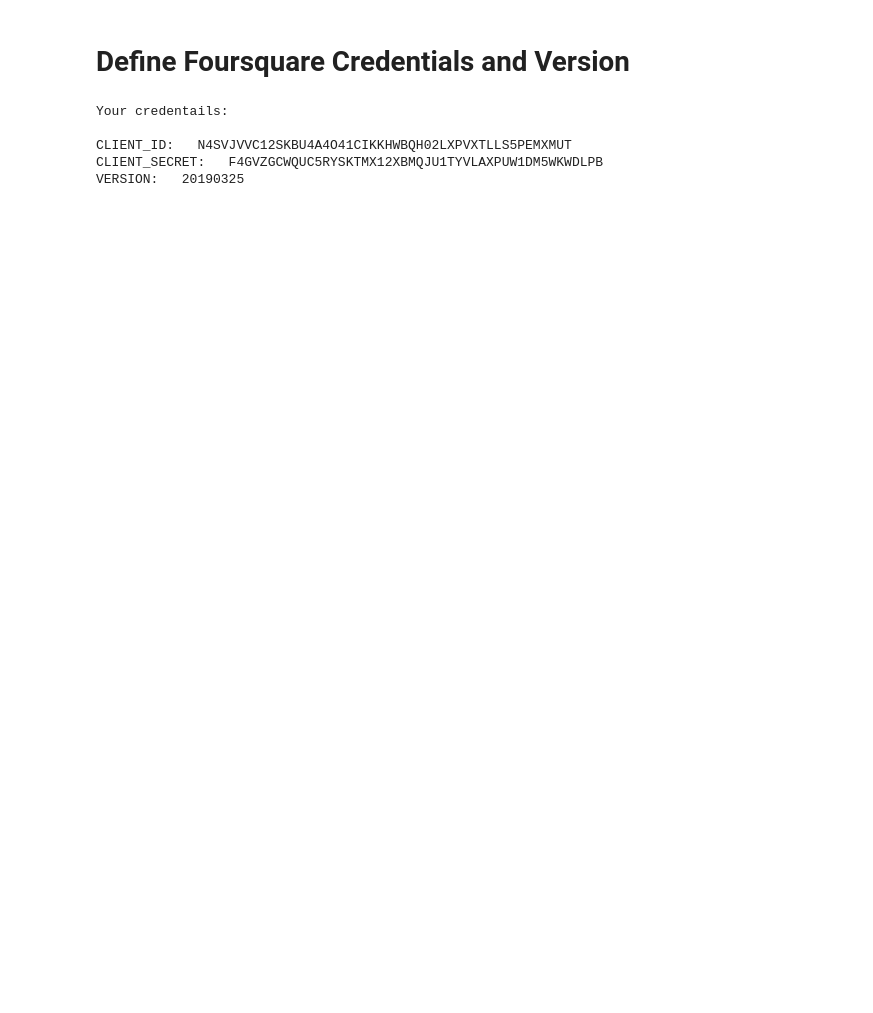
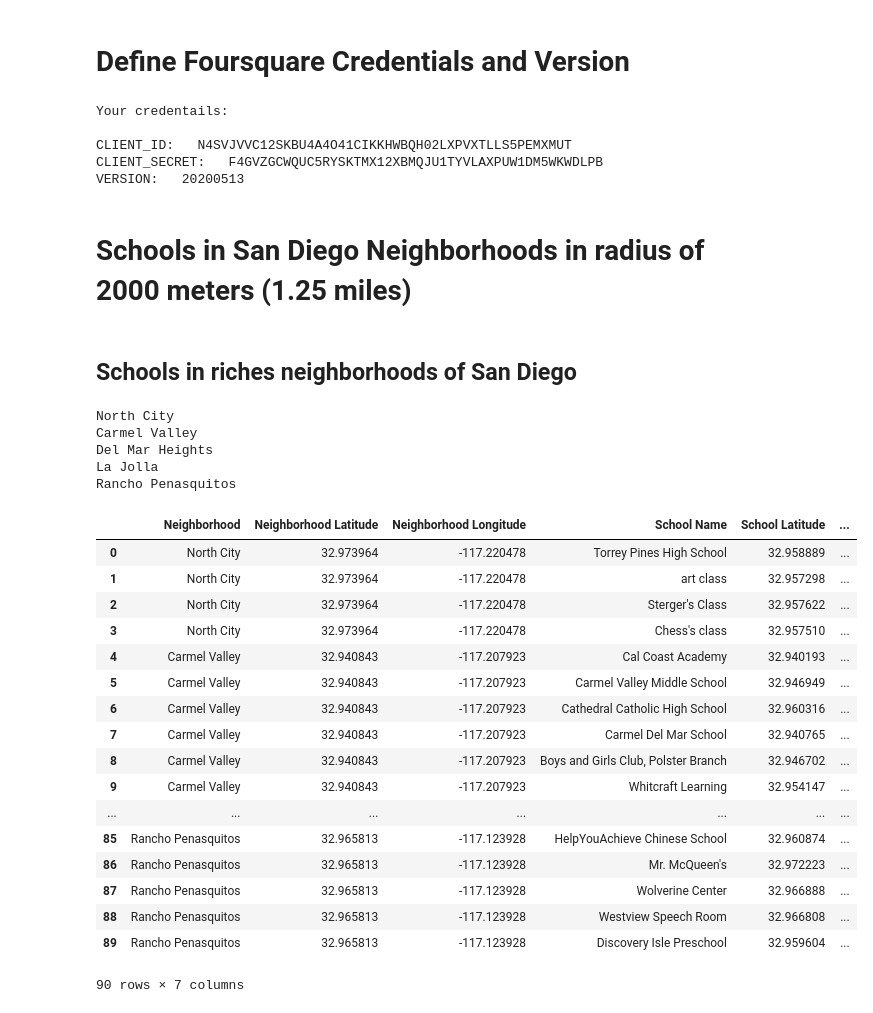
Before and after one commit to Yara1994/Analysis-of-San-Diego-Neighborhoods, a Jupyter notebook: City_info.ipynb, the cells around one changed output. Cells and saved outputs as stored; diff of their text form; code cells hidden in the pictures; blank space fills up the shorter version.

```diff
--- a/City_info.ipynb
+++ b/City_info.ipynb
@@ -340,12 +344,9 @@ map_san_diego
 # %%
 import folium # map rendering library
 
-
-richest_5 = san_diego_neighborhoods.head()
-
 # create map of San Diego using latitude and longitude values
 
-map_san_diego = folium.Map(location=[32.911595, -117.171094], zoom_start=12)
+richest_san_diego = folium.Map(location=[32.911595, -117.171094], zoom_start=12)
 
 # add markers to map
 
@@ -362,7 +363,7 @@ for lat, lng, neighborhood, med_income in zip(richest_5['Latitude'], richest_5['
         fill_opacity = 1,
         parse_html=False).add_to(map_san_diego)
 
-map_san_diego
+richest_san_diego
 # %% [output]
 [interactive output not drawn]
 # %% [markdown]
@@ -457,7 +460,7 @@ map_san_diego
 # %%
 CLIENT_ID = 'N4SVJVVC12SKBU4A4O41CIKKHWBQH02LXPVXTLLS5PEMXMUT' # your Foursquare ID
 CLIENT_SECRET = 'F4GVZGCWQUC5RYSKTMX12XBMQJU1TYVLAXPUW1DM5WKWDLPB' # your Foursquare Secret
-VERSION = '20190325' # Foursquare API version
+VERSION = '20200513' # Foursquare API version 20190325
 
 print('Your credentails:')
 print("")
@@ -469,4 +472,4 @@ Your credentails:
 
 CLIENT_ID:   N4SVJVVC12SKBU4A4O41CIKKHWBQH02LXPVXTLLS5PEMXMUT
 CLIENT_SECRET:   F4GVZGCWQUC5RYSKTMX12XBMQJU1TYVLAXPUW1DM5WKWDLPB
-VERSION:   20190325
+VERSION:   20200513
@@ -472,0 +565,2 @@ VERSION:   20190325
+# %% [markdown]
+# Schools in San Diego Neighborhoods in radius of 2000 meters (1.25 miles)
@@ -472,0 +613,33 @@ VERSION:   20190325
+# %% [markdown]
+## Schools in riches neighborhoods of San Diego
+# %%
+richest_neighborhoods_schools = getNearbySchools(names=richest_5['Neighborhood'],
+                                   latitudes=richest_5['Latitude'],
+                                   longitudes=richest_5['Longitude']
+                                  )
+
+richest_neighborhoods_schools
+# %% [output]
+North City
+Carmel Valley
+Del Mar Heights
+La Jolla
+Rancho Penasquitos
+|  | Neighborhood | Neighborhood Latitude | Neighborhood Longitude | School Name | School Latitude | ... |
+| 0 | North City | 32.973964 | -117.220478 | Torrey Pines High School | 32.958889 | ... |
+| 1 | North City | 32.973964 | -117.220478 | art class | 32.957298 | ... |
+| 2 | North City | 32.973964 | -117.220478 | Sterger's Class | 32.957622 | ... |
+| 3 | North City | 32.973964 | -117.220478 | Chess's class | 32.957510 | ... |
+| 4 | Carmel Valley | 32.940843 | -117.207923 | Cal Coast Academy | 32.940193 | ... |
+| 5 | Carmel Valley | 32.940843 | -117.207923 | Carmel Valley Middle School | 32.946949 | ... |
+| 6 | Carmel Valley | 32.940843 | -117.207923 | Cathedral Catholic High School | 32.960316 | ... |
+| 7 | Carmel Valley | 32.940843 | -117.207923 | Carmel Del Mar School | 32.940765 | ... |
+| 8 | Carmel Valley | 32.940843 | -117.207923 | Boys and Girls Club, Polster Branch | 32.946702 | ... |
+| 9 | Carmel Valley | 32.940843 | -117.207923 | Whitcraft Learning | 32.954147 | ... |
+| ... | ... | ... | ... | ... | ... | ... |
+| 85 | Rancho Penasquitos | 32.965813 | -117.123928 | HelpYouAchieve Chinese School | 32.960874 | ... |
+| 86 | Rancho Penasquitos | 32.965813 | -117.123928 | Mr. McQueen's | 32.972223 | ... |
+| 87 | Rancho Penasquitos | 32.965813 | -117.123928 | Wolverine Center | 32.966888 | ... |
+| 88 | Rancho Penasquitos | 32.965813 | -117.123928 | Westview Speech Room | 32.966808 | ... |
+| 89 | Rancho Penasquitos | 32.965813 | -117.123928 | Discovery Isle Preschool | 32.959604 | ... |
+90 rows × 7 columns
```
Also changed, not shown: parts of 17 cells of this notebook.
